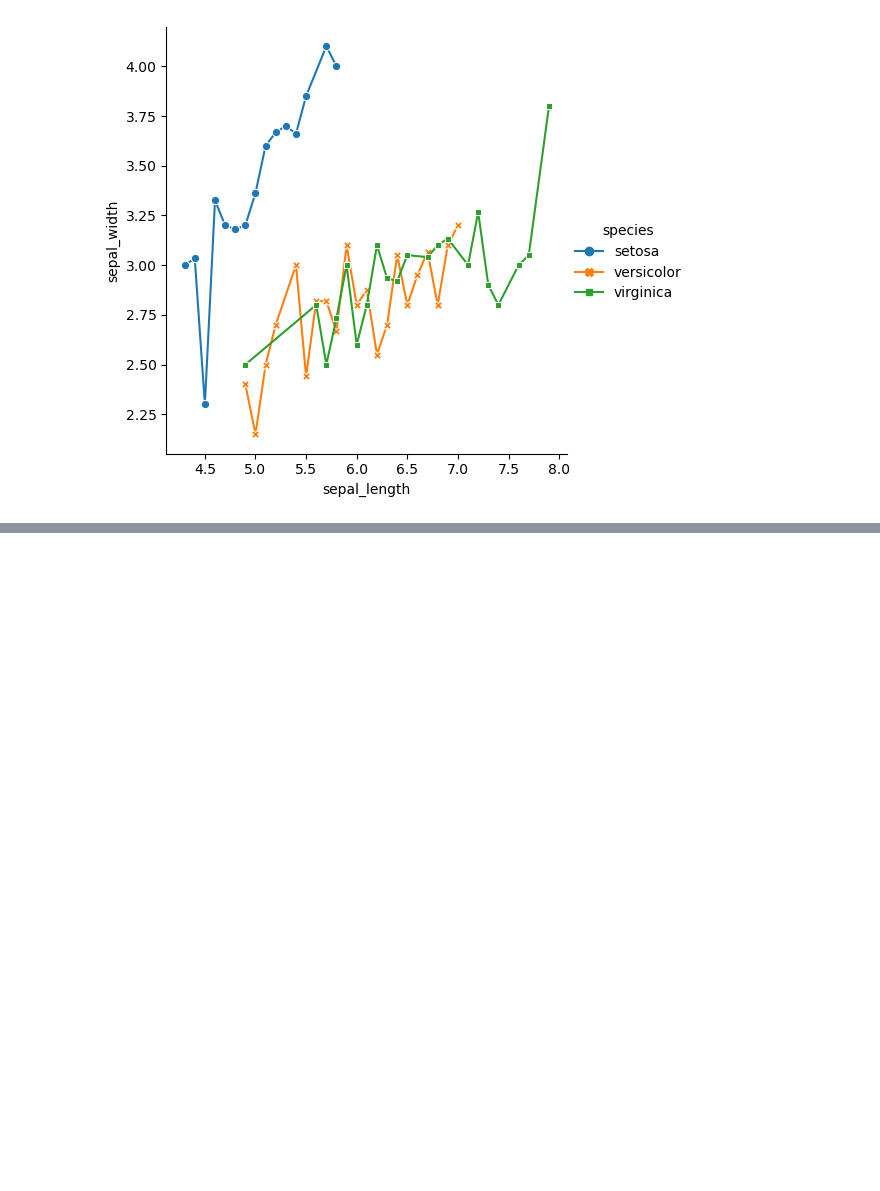
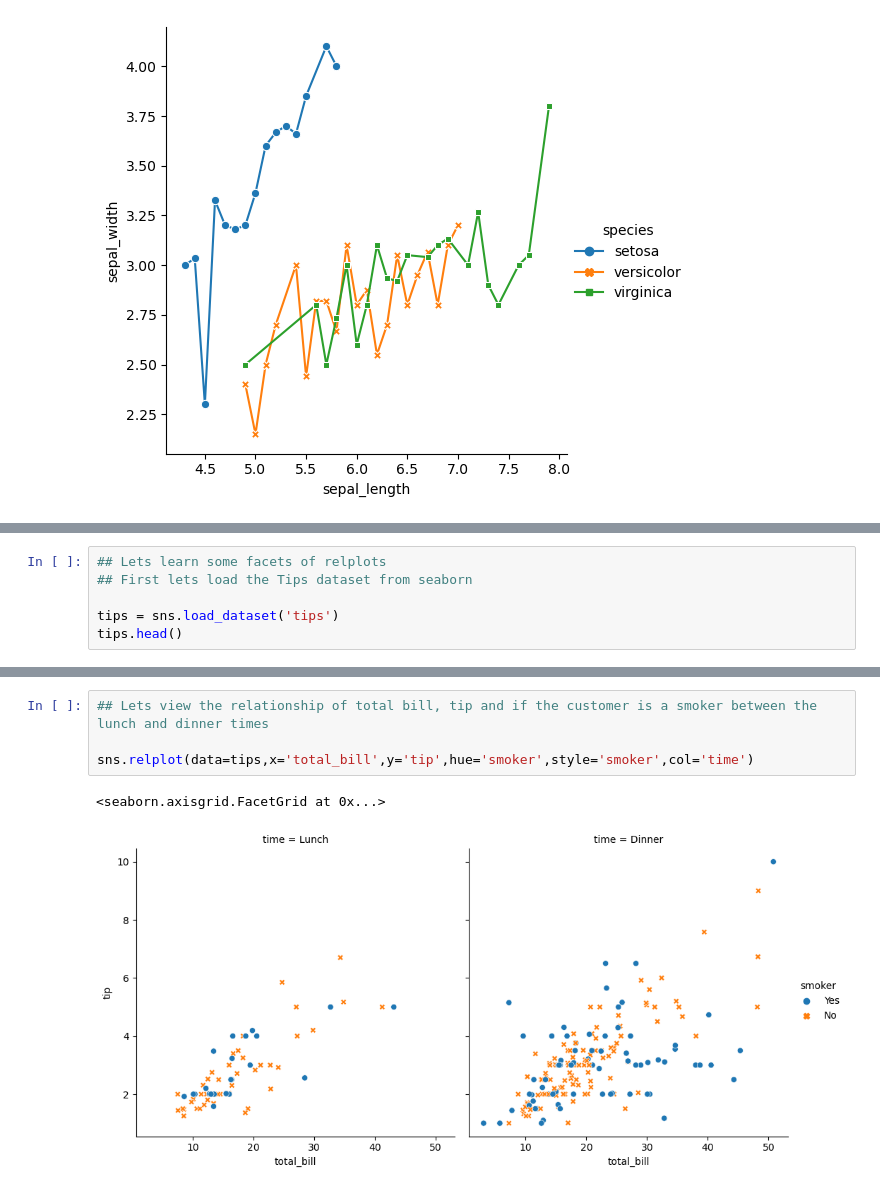
Before and after one commit to JakeBestDev/Packt_AIScience_Data_Science_Machine_Learning, a Jupyter notebook: Module_2_Python_Data_Visualization_and_Understanding/lab_4_advance_seaborn.ipynb, the cells around one changed output, grey strips where cells are left out. Saved outputs shown, nothing was run; the diff lists cells and outputs as text; blank space fills up the shorter version.

Commit message:
Lab 4: Advanced Seaborn
Lab 4: Advanced Seaborn

```diff
--- a/Module_2_Python_Data_Visualization_and_Understanding/lab_4_advance_seaborn.ipynb
+++ b/Module_2_Python_Data_Visualization_and_Understanding/lab_4_advance_seaborn.ipynb
@@ -264,0 +273,6 @@ The `ci` parameter is deprecated. Use `errorbar=None` for the same effect.
+# %%
+## Lets learn some facets of relplots
+## First lets load the Tips dataset from seaborn
+
+tips = sns.load_dataset('tips')
+tips.head()
@@ -264,0 +286,7 @@ The `ci` parameter is deprecated. Use `errorbar=None` for the same effect.
+# %%
+## Lets view the relationship of total bill, tip and if the customer is a smoker between the lunch and dinner times
+
+sns.relplot(data=tips,x='total_bill',y='tip',hue='smoker',style='smoker',col='time')
+# %% [output]
+<seaborn.axisgrid.FacetGrid at 0x...>
+[figure, added]
```
Also changed, not shown: parts of 9 cells of this notebook.
